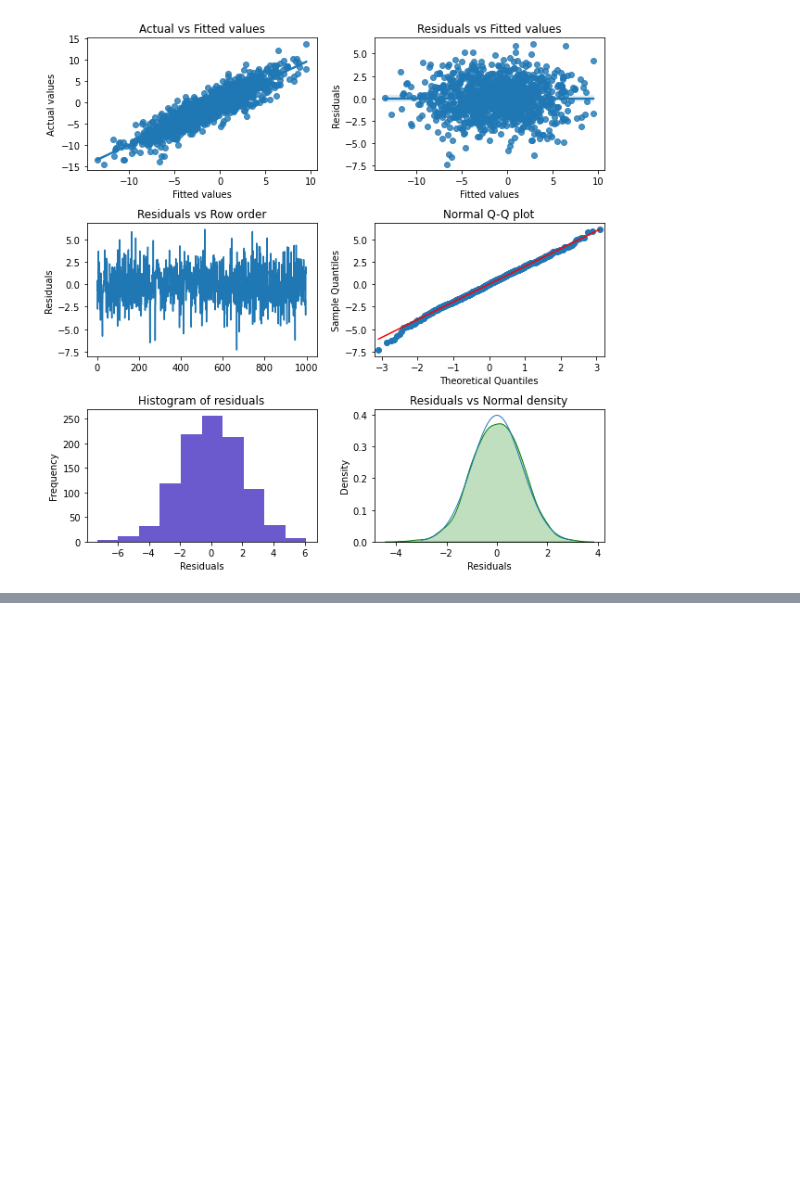
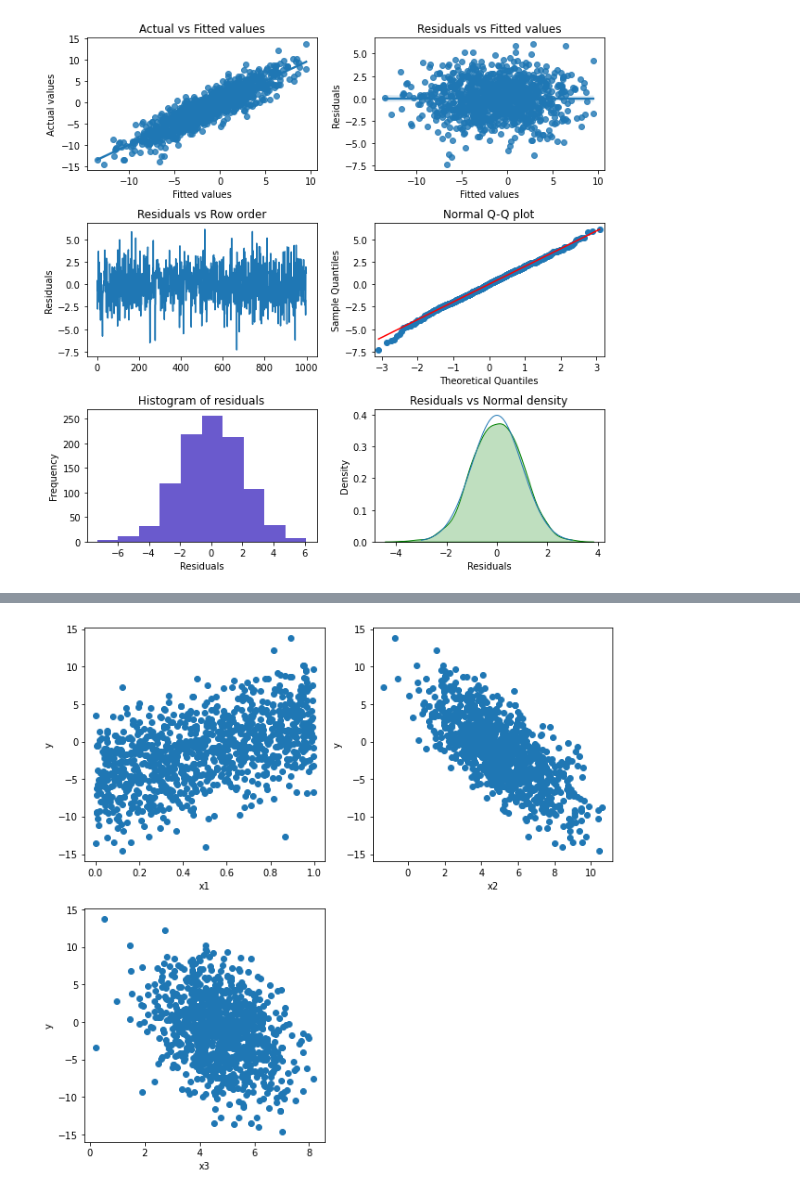
Before and after one commit to vnijs/pyrsm, a Jupyter notebook: examples/model-linear-regression.ipynb, the cells around one changed output, grey strips where cells are left out. Saved outputs shown, nothing was run; the diff lists cells and outputs as text; code cells hidden in the pictures; blank space fills up the shorter version.

```diff
--- a/examples/model-linear-regression.ipynb
+++ b/examples/model-linear-regression.ipynb
@@ -383,0 +168,4 @@ residual_vs_explanatory_plot(fitted)
+# %%
+rsm.scatter_plot(fitted)
+# %% [output]
+[figure, added]
```
Also changed, not shown: parts of 15 cells of this notebook, 3 other files.
